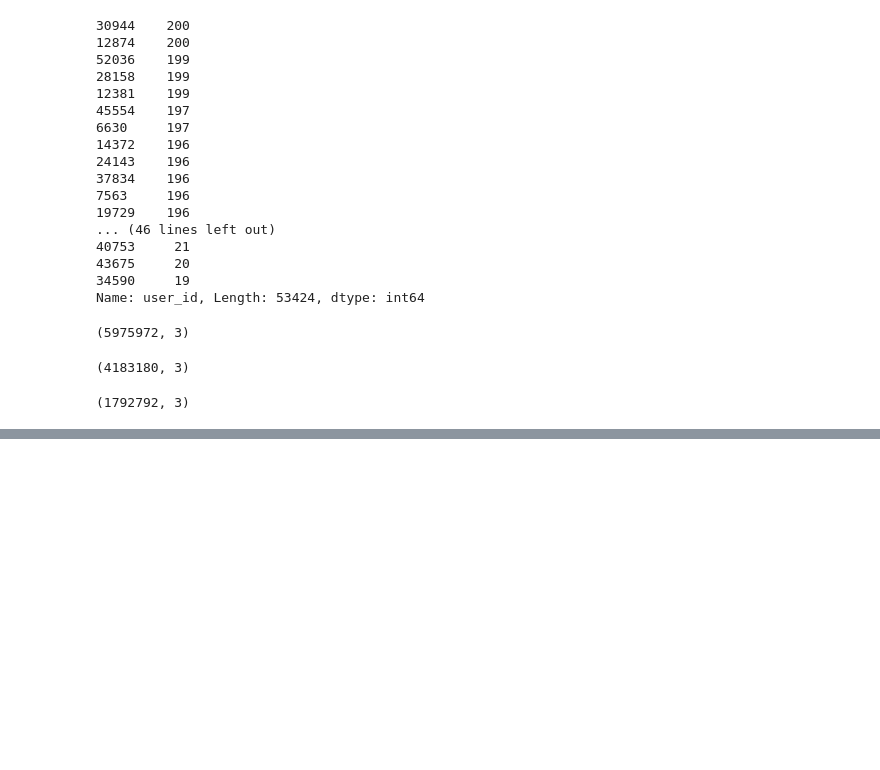
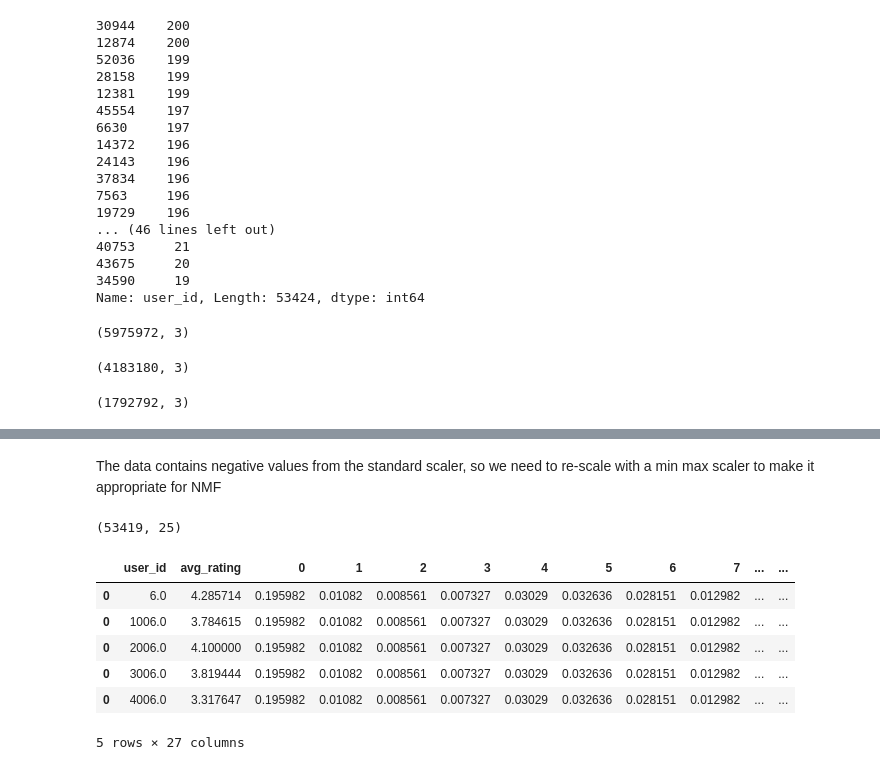
Before and after one commit to manoj0237/DeeplearningandAI-finalproject, a Jupyter notebook: Data_EDA.ipynb, the cells around one changed output, grey strips where cells are left out. Drawn from its saved outputs; the diff is of its cells as text; code cells hidden in the pictures; blank space fills up the shorter version.

```diff
--- a/Data_EDA.ipynb
+++ b/Data_EDA.ipynb
@@ -484,0 +645,30 @@ cold_start_ratings.to_csv('cold_start_ratings_set.csv', index=False)
+# %%
+df.drop('book_id', axis=1, inplace=True)
+# %% [markdown]
+The data contains negative values from the standard scaler, so we need to re-scale with a min max scaler to make it appropriate for NMF
+# %%
+from sklearn.preprocessing import MinMaxScaler
+
+minmax = MinMaxScaler()
+scaled = minmax.fit_transform(np.asarray(df))
+# %%
+from sklearn.decomposition import NMF
+
+nmf = NMF(n_components=25)
+latent_user_features = nmf.fit_transform(scaled)
+# %%
+latent_user_features.shape
+# %% [output]
+(53419, 25)
+# %%
+user_final_features_25 = user_final_features.merge(pd.DataFrame(latent_user_features), left_index=True, right_index=True)
+# %%
+user_final_features_25.head()
+# %% [output]
+|  | user_id | avg_rating | 0 | 1 | 2 | 3 | 4 | 5 | 6 | 7 | ... | ... |
+| 0 | 6.0 | 4.285714 | 0.195982 | 0.01082 | 0.008561 | 0.007327 | 0.03029 | 0.032636 | 0.028151 | 0.012982 | ... | ... |
+| 0 | 1006.0 | 3.784615 | 0.195982 | 0.01082 | 0.008561 | 0.007327 | 0.03029 | 0.032636 | 0.028151 | 0.012982 | ... | ... |
+| 0 | 2006.0 | 4.100000 | 0.195982 | 0.01082 | 0.008561 | 0.007327 | 0.03029 | 0.032636 | 0.028151 | 0.012982 | ... | ... |
+| 0 | 3006.0 | 3.819444 | 0.195982 | 0.01082 | 0.008561 | 0.007327 | 0.03029 | 0.032636 | 0.028151 | 0.012982 | ... | ... |
+| 0 | 4006.0 | 3.317647 | 0.195982 | 0.01082 | 0.008561 | 0.007327 | 0.03029 | 0.032636 | 0.028151 | 0.012982 | ... | ... |
+5 rows × 27 columns
```
Also changed, not shown: parts of 24 cells of this notebook, 5 other files.
